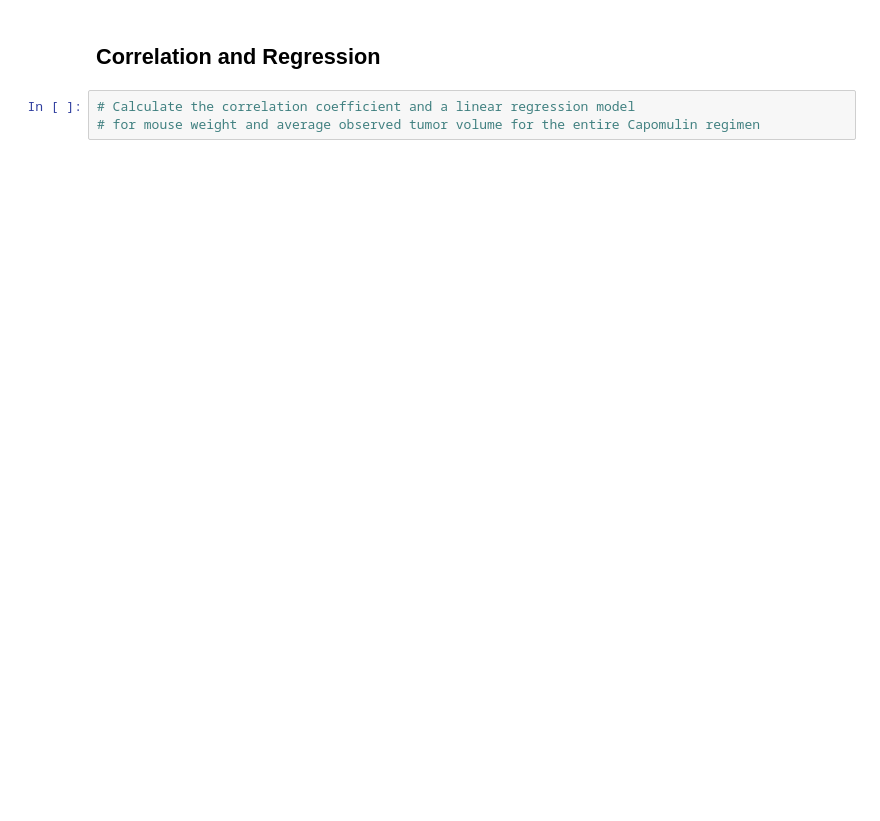
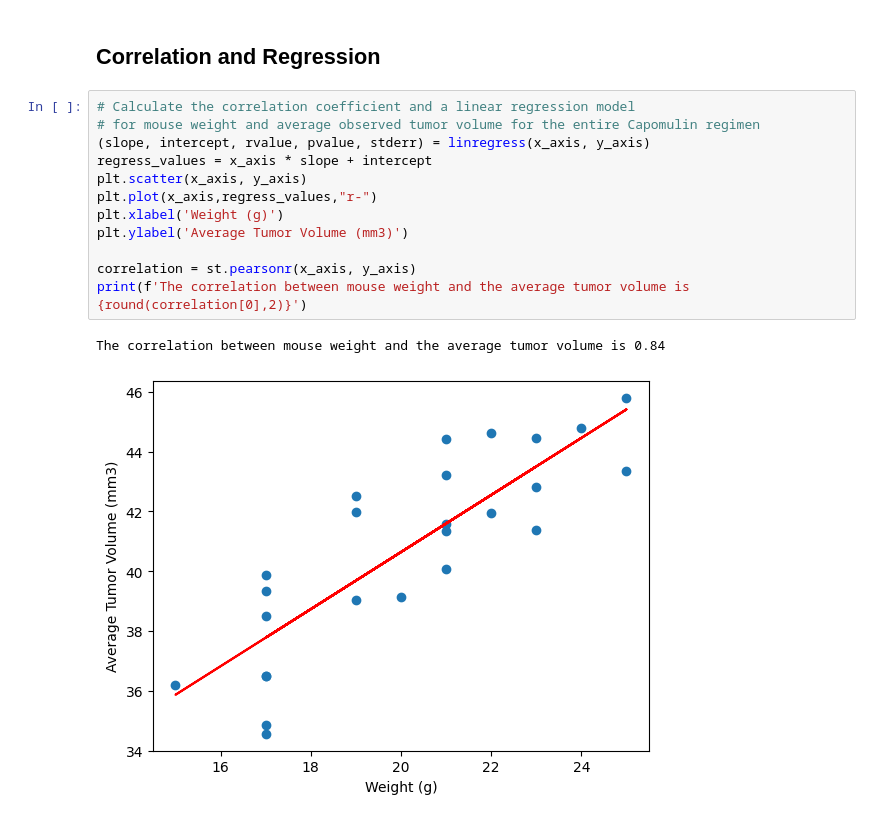
Before and after one commit to Mariomtz0713/matplotlib_challenge, a Jupyter notebook: Pymaceuticals/pymaceuticals_starter - Copy.ipynb, the cells around one changed output. Drawn from its saved outputs; the diff is of its cells as text; blank space fills up the shorter version.

```diff
--- a/Pymaceuticals/pymaceuticals_starter - Copy.ipynb
+++ b/Pymaceuticals/pymaceuticals_starter - Copy.ipynb
@@ -258,3 +249,15 @@ Name: Timepoint, dtype: int64
 # %%
 # Calculate the correlation coefficient and a linear regression model
 # for mouse weight and average observed tumor volume for the entire Capomulin regimen
+(slope, intercept, rvalue, pvalue, stderr) = linregress(x_axis, y_axis)
+regress_values = x_axis * slope + intercept
+plt.scatter(x_axis, y_axis)
+plt.plot(x_axis,regress_values,"r-")
+plt.xlabel('Weight (g)')
+plt.ylabel('Average Tumor Volume (mm3)')
+
+correlation = st.pearsonr(x_axis, y_axis)
+print(f'The correlation between mouse weight and the average tumor volume is {round(correlation[0],2)}')
+# %% [output]
+The correlation between mouse weight and the average tumor volume is 0.84
+[figure, added]
```
Also changed, not shown: parts of 10 cells of this notebook, 1 other file.
